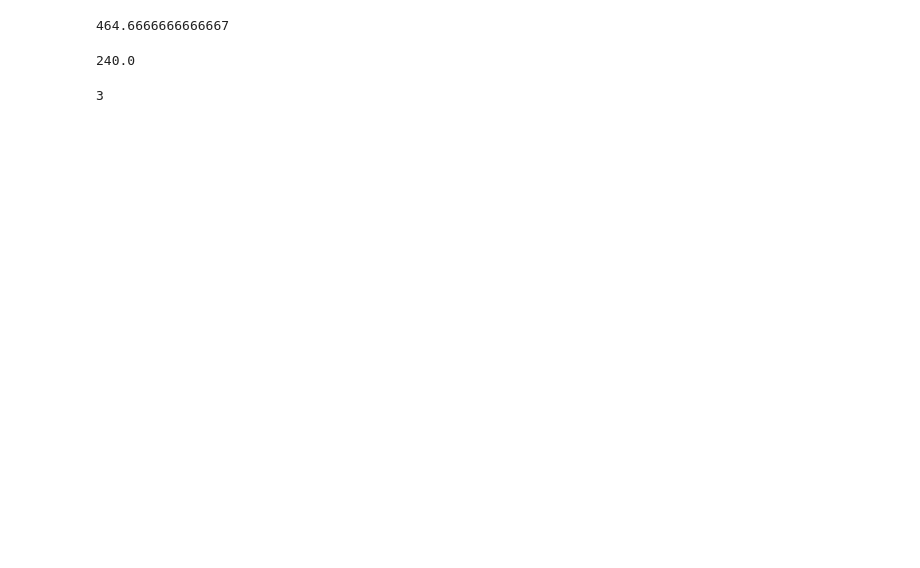
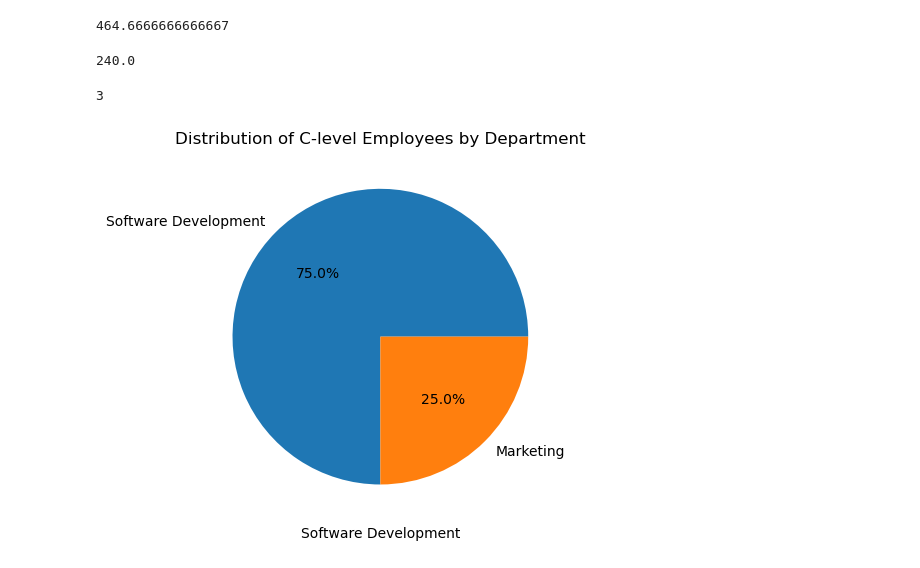
Before and after one commit to vecihhammouri/salary-analysis-example, a Jupyter notebook: salary_analysis.ipynb, the cells around one changed output. Drawn from its saved outputs; the diff is of its cells as text; code cells hidden in the pictures; blank space fills up the shorter version.

```diff
--- a/salary_analysis.ipynb
+++ b/salary_analysis.ipynb
@@ -82,3 +106,15 @@ dataFrame[(dataFrame["Title"] == "C-level") & (dataFrame["Department"] == "Finan
 int(len(dataFrame[(dataFrame["Title"] == "C-level") & (dataFrame["Department"] == "Software Development")]) / len(dataFrame[(dataFrame["Title"] == "C-level") & (dataFrame["Department"] == "Marketing")]))
 # %% [output]
 3
+# %%
+clevel_in_software = len(dataFrame[(dataFrame["Title"] == "C-level") & (dataFrame["Department"] == "Software Development")])
+clevel_in_marketing = len(dataFrame[(dataFrame["Title"] == "C-level") & (dataFrame["Department"] == "Marketing")])
+clevels_salary = [clevel_in_software,clevel_in_marketing]
+clevels_departments = ["Software Development","Marketing"]
+plt.title("Distribution of C-level Employees by Department")
+plt.xlabel("Software Development")
+plt.ylabel = "Marketing"
+plt.pie(clevels_salary,labels = clevels_departments,autopct = "%1.1f%%")
+plt.show()
+# %% [output]
+[figure, added]
```
Also changed, not shown: parts of 4 cells of this notebook.
